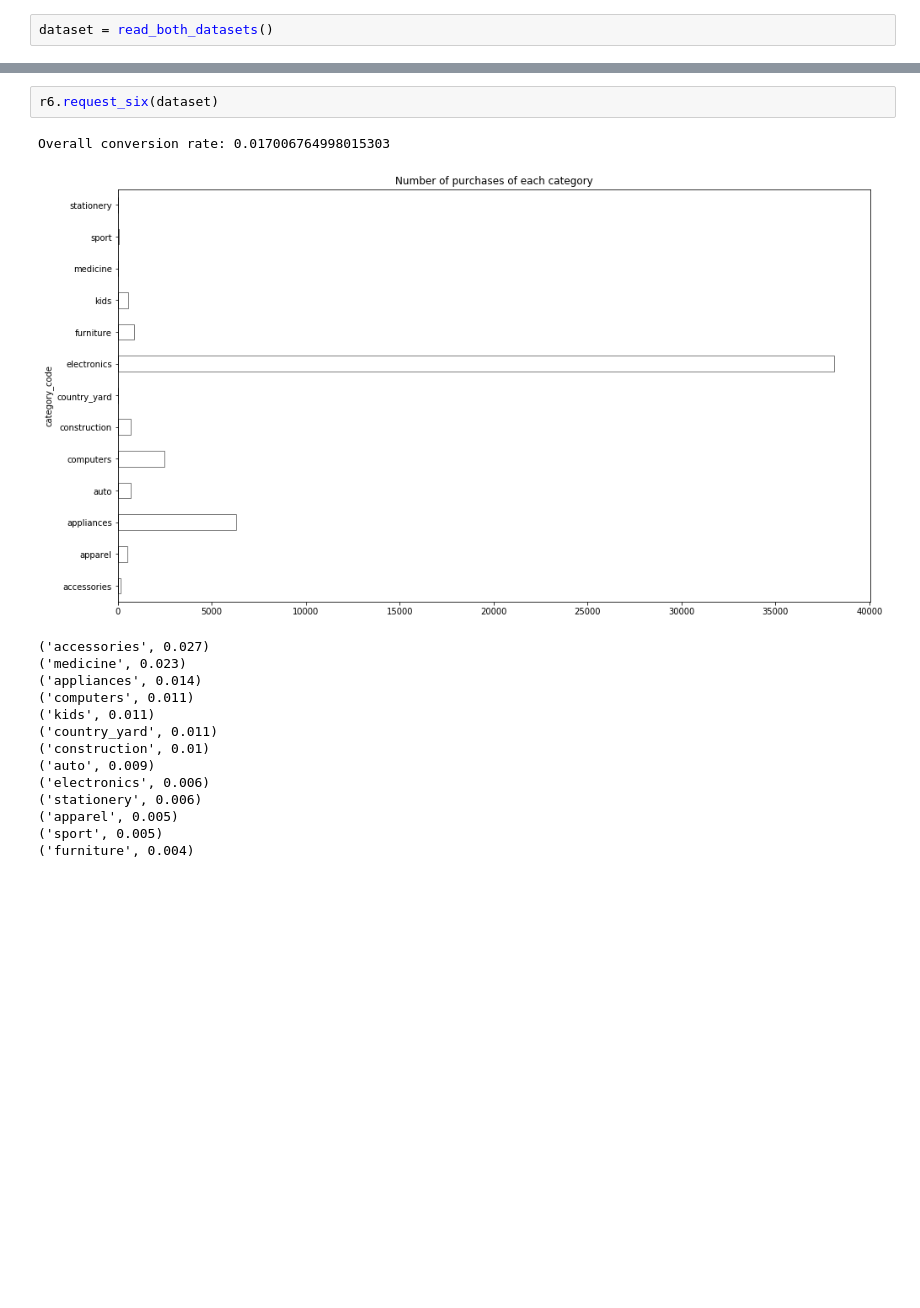
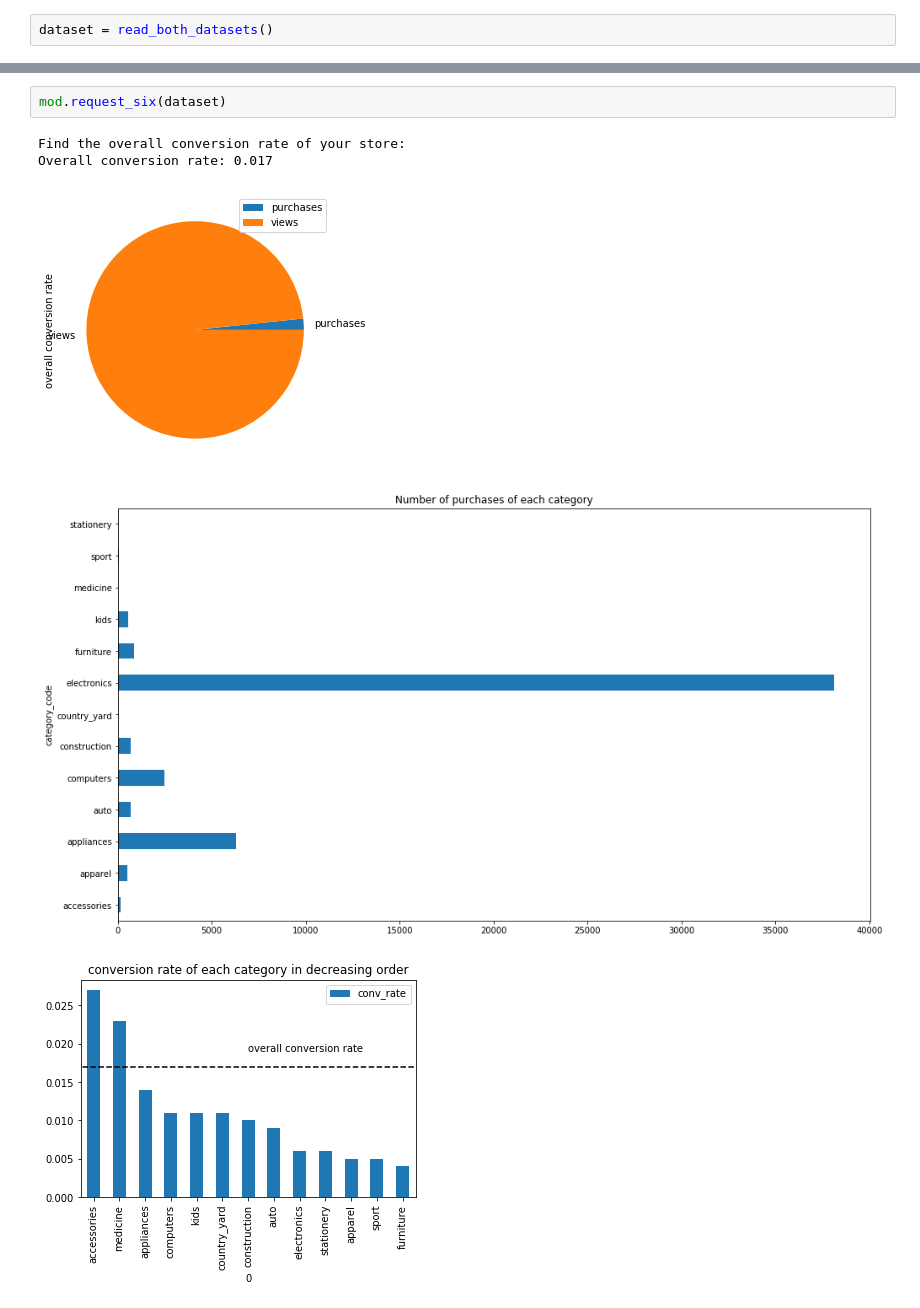
Before and after one commit to SimoneFiorellino/ADM-HW2, a Jupyter notebook: Testing.ipynb, the cells around one changed output, grey strips where cells are left out. Cells and saved outputs as stored; diff of their text form; blank space fills up the shorter version.

```diff
--- a/Testing.ipynb
+++ b/Testing.ipynb
@@ -33,19 +29,9 @@ Number of views: 289950
 # %%
-r6.request_six(dataset)
+mod.request_six(dataset)
 # %% [output]
-Overall conversion rate: 0.017006764998015303
+Find the overall conversion rate of your store:
+Overall conversion rate: 0.017
-[figure, old version]
+[figure, new version]
-('accessories', 0.027)
-('medicine', 0.023)
-('appliances', 0.014)
-('computers', 0.011)
-('kids', 0.011)
-('country_yard', 0.011)
-('construction', 0.01)
-('auto', 0.009)
-('electronics', 0.006)
-('stationery', 0.006)
-('apparel', 0.005)
-('sport', 0.005)
-('furniture', 0.004)
+[figure, added]
+[figure, added]
 # %%
```
Also changed, not shown: parts of 3 cells of this notebook, 4 other files.
